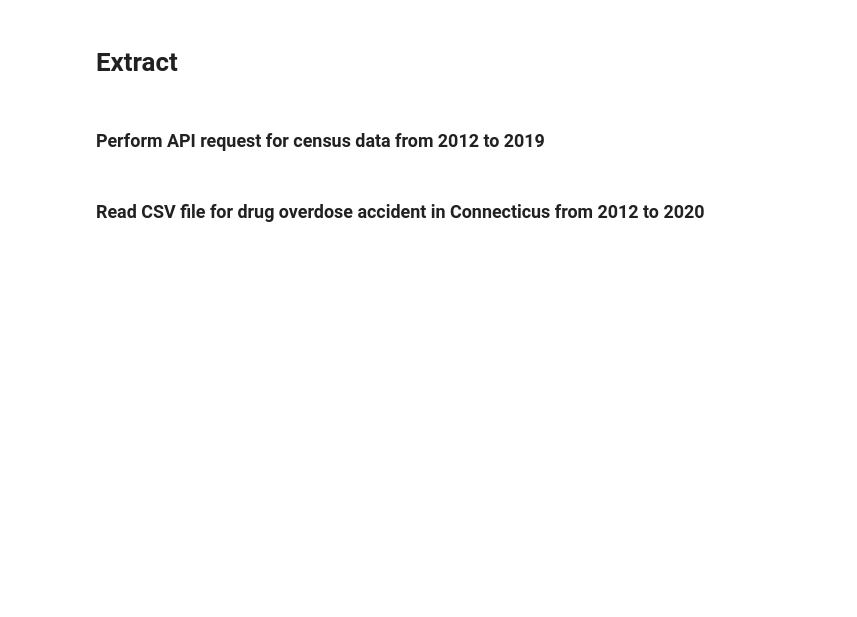
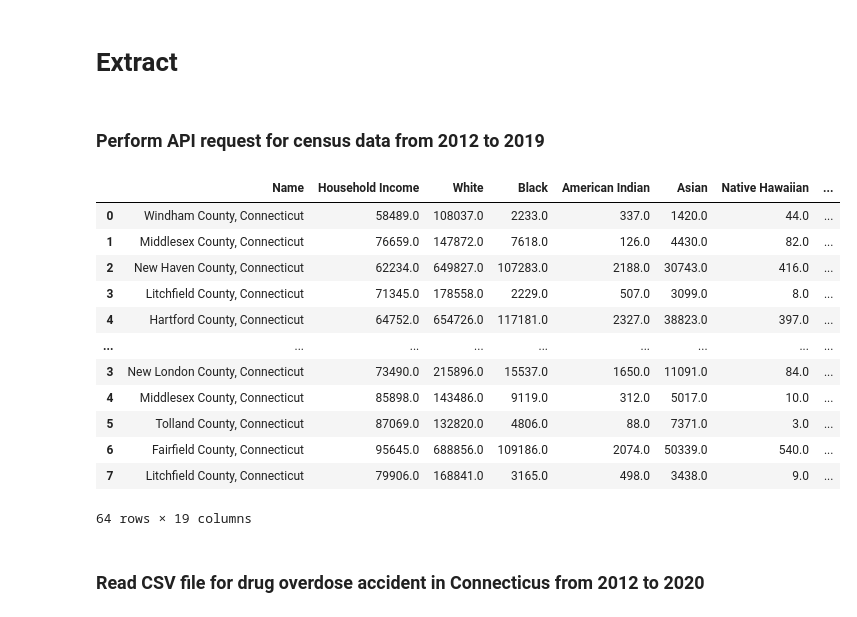
Before and after one commit to KeSavanh/Drug_Overdose_Death_Connecticut, a Jupyter notebook: ETL_project.ipynb, the cells around one changed output. Drawn from its saved outputs; the diff is of its cells as text; code cells hidden in the pictures; blank space fills up the shorter version.

```diff
--- a/ETL_project.ipynb
+++ b/ETL_project.ipynb
@@ -243,8 +245,22 @@ census_2019 = census_pd
 # %%
 # merge all data frames from 2012 to 2019 and save as .csv format
 frames = [census_2012, census_2013, census_2014, census_2015, census_2016, census_2017, census_2018, census_2019]
 census_ct = pd.concat(frames)
-census_ct.to_csv('Resources/census_ct.csv')
+census_ct
+# %% [output]
+|  | Name | Household Income | White | Black | American Indian | Asian | Native Hawaiian | ... |
+| 0 | Windham County, Connecticut | 58489.0 | 108037.0 | 2233.0 | 337.0 | 1420.0 | 44.0 | ... |
+| 1 | Middlesex County, Connecticut | 76659.0 | 147872.0 | 7618.0 | 126.0 | 4430.0 | 82.0 | ... |
+| 2 | New Haven County, Connecticut | 62234.0 | 649827.0 | 107283.0 | 2188.0 | 30743.0 | 416.0 | ... |
+| 3 | Litchfield County, Connecticut | 71345.0 | 178558.0 | 2229.0 | 507.0 | 3099.0 | 8.0 | ... |
+| 4 | Hartford County, Connecticut | 64752.0 | 654726.0 | 117181.0 | 2327.0 | 38823.0 | 397.0 | ... |
+| ... | ... | ... | ... | ... | ... | ... | ... | ... |
+| 3 | New London County, Connecticut | 73490.0 | 215896.0 | 15537.0 | 1650.0 | 11091.0 | 84.0 | ... |
+| 4 | Middlesex County, Connecticut | 85898.0 | 143486.0 | 9119.0 | 312.0 | 5017.0 | 10.0 | ... |
+| 5 | Tolland County, Connecticut | 87069.0 | 132820.0 | 4806.0 | 88.0 | 7371.0 | 3.0 | ... |
+| 6 | Fairfield County, Connecticut | 95645.0 | 688856.0 | 109186.0 | 2074.0 | 50339.0 | 540.0 | ... |
+| 7 | Litchfield County, Connecticut | 79906.0 | 168841.0 | 3165.0 | 498.0 | 3438.0 | 9.0 | ... |
+64 rows × 19 columns
 # %% [markdown]
 ### Read CSV file for drug overdose accident in Connecticus from 2012 to 2020
 # %%
```
Also changed, not shown: parts of 33 cells of this notebook, 3 other files.
